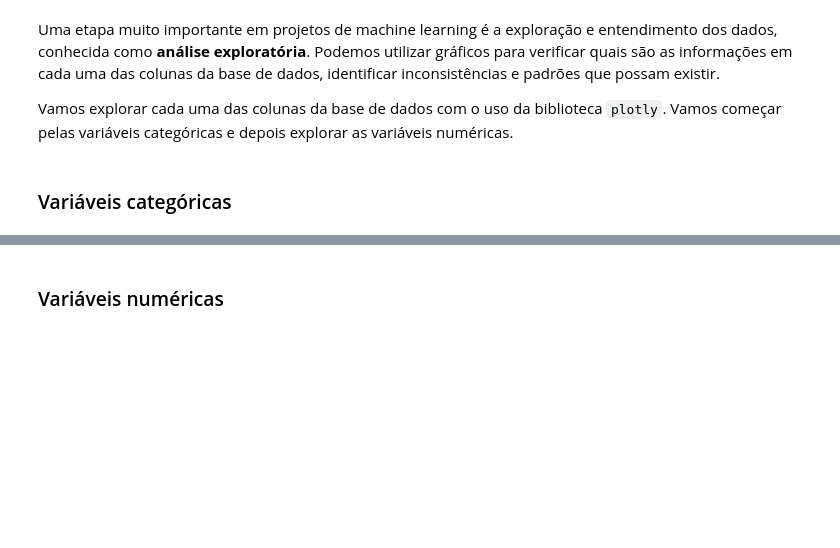
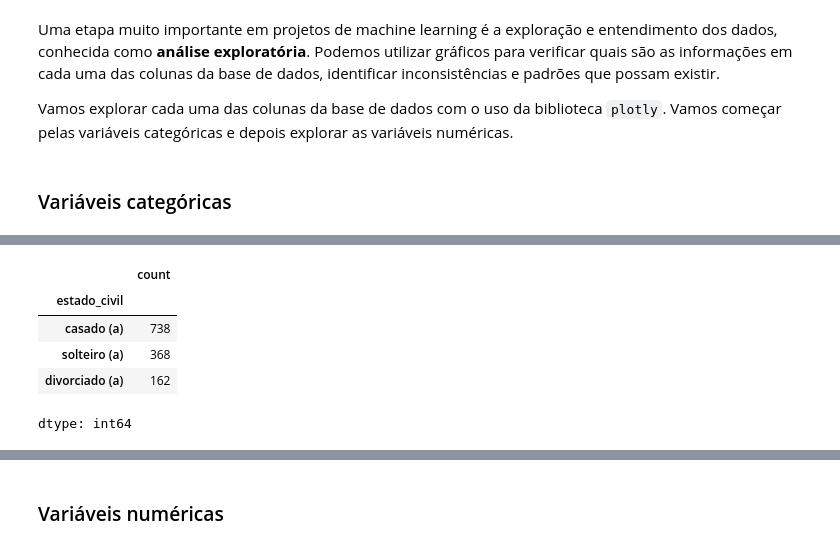
Before and after one commit to PJbourne/Data_Science_course, a Jupyter notebook: Pablo_Monteiro_Classificacao_Marketing_Investimento.ipynb, the cells around one changed output, grey strips where cells are left out. Drawn from its saved outputs; the diff is of its cells as text; code cells hidden in the pictures; blank space fills up the shorter version.

```diff
--- a/Pablo_Monteiro_Classificacao_Marketing_Investimento.ipynb
+++ b/Pablo_Monteiro_Classificacao_Marketing_Investimento.ipynb
@@ -75,0 +111,5 @@ Vamos explorar cada uma das colunas da base de dados com o uso da biblioteca `pl
+# %%
+fig = px.histogram(df, x='estado_civil', color = 'aderencia_investimento', barmode = 'group', text_auto=True)
+fig.show()
+df.estado_civil.value_counts()
+# %% [output]
@@ -75,0 +117,6 @@ Vamos explorar cada uma das colunas da base de dados com o uso da biblioteca `pl
+|  | count |
+| estado_civil |  |
+| casado (a) | 738 |
+| solteiro (a) | 368 |
+| divorciado (a) | 162 |
+dtype: int64
```
Also changed, not shown: parts of 42 cells of this notebook.
